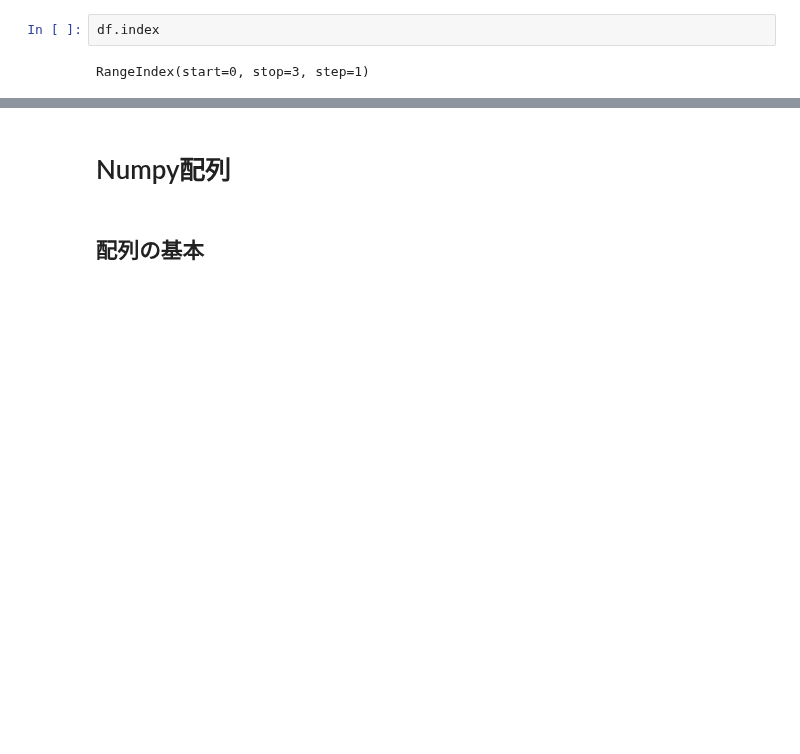
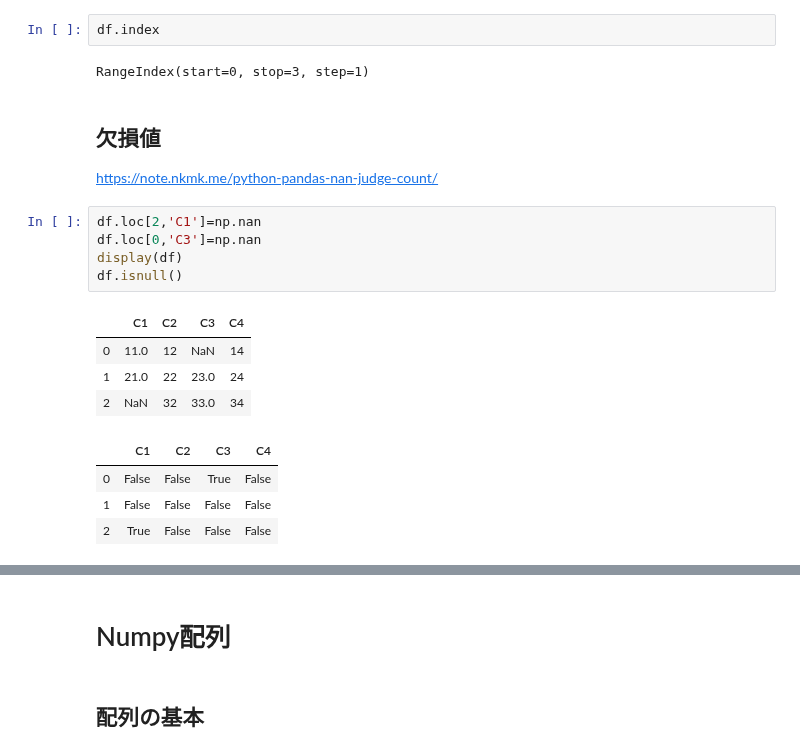
Before and after one commit to t2240013/hello-world, a Jupyter notebook: PythonMemo.ipynb, the cells around one changed output, grey strips where cells are left out. Saved outputs shown, nothing was run; the diff lists cells and outputs as text; blank space fills up the shorter version.

Commit message:
Update Pythonmemo

```diff
--- a/PythonMemo.ipynb
+++ b/PythonMemo.ipynb
@@ -663,3 +683,20 @@ int32
 df.index
 # %% [output]
 RangeIndex(start=0, stop=3, step=1)
+# %% [markdown]
+## 欠損値
+https://note.nkmk.me/python-pandas-nan-judge-count/
+# %%
+df.loc[2,'C1']=np.nan
+df.loc[0,'C3']=np.nan
+display(df)
+df.isnull()
+# %% [output]
+|  | C1 | C2 | C3 | C4 |
+| 0 | 11.0 | 12 | NaN | 14 |
+| 1 | 21.0 | 22 | 23.0 | 24 |
+| 2 | NaN | 32 | 33.0 | 34 |
+|  | C1 | C2 | C3 | C4 |
+| 0 | False | False | True | False |
+| 1 | False | False | False | False |
+| 2 | True | False | False | False |
```
Also changed, not shown: parts of 21 cells of this notebook.
